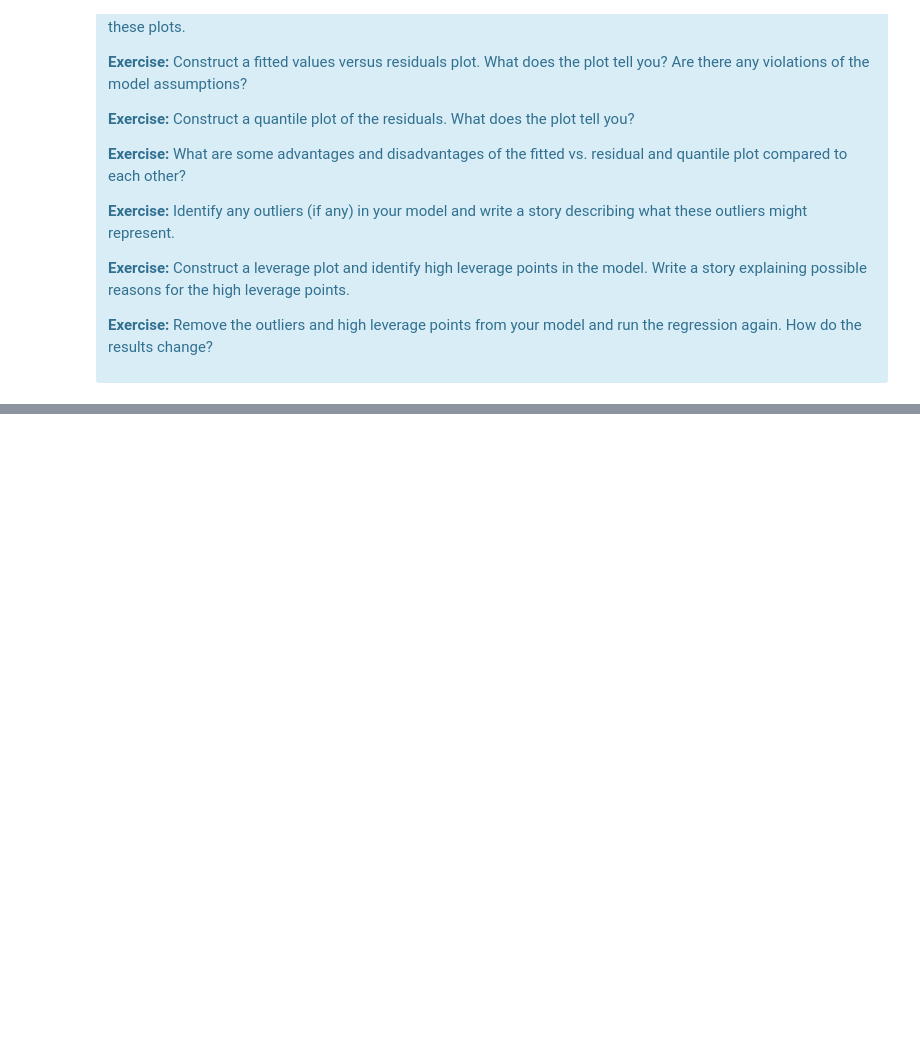
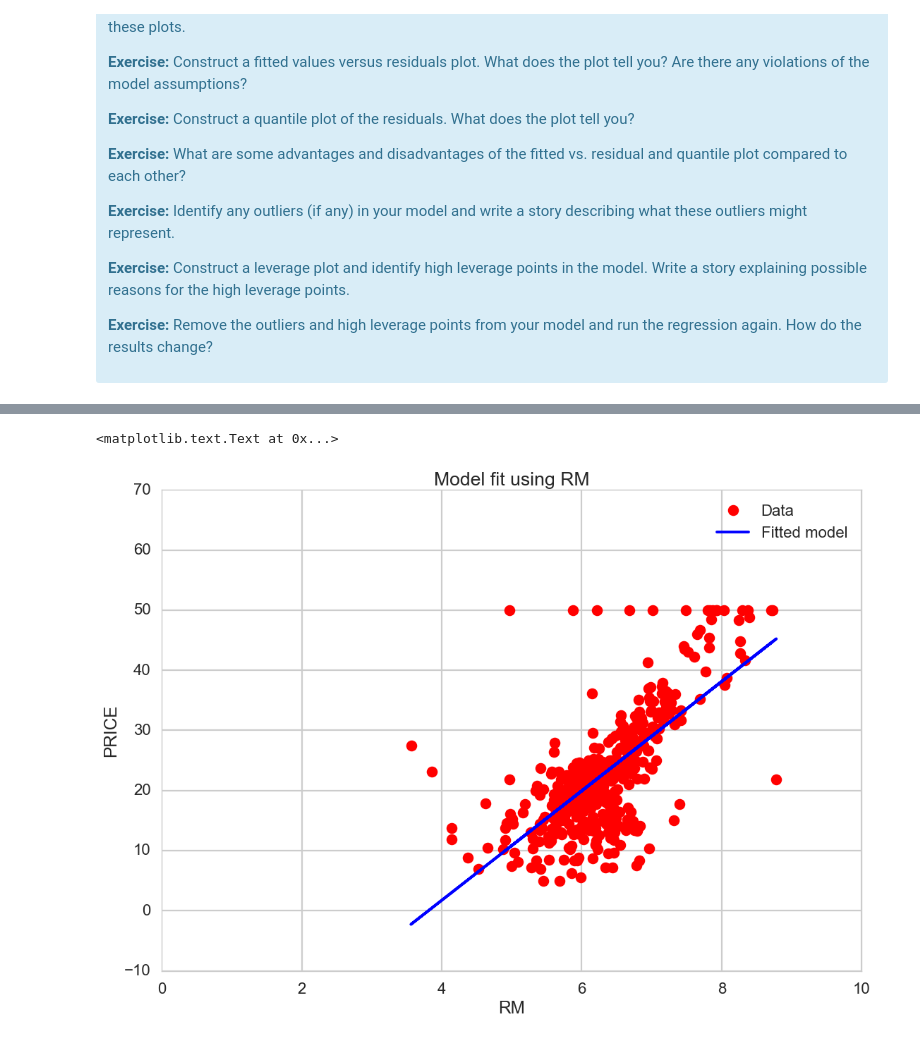
Before and after one commit to chaitu1385/RossmannKaggle, a Jupyter notebook: Mini_Project_Linear_Regression.ipynb, the cells around one changed output, grey strips where cells are left out. Saved outputs shown, nothing was run; the diff lists cells and outputs as text; code cells hidden in the pictures; blank space fills up the shorter version.

```diff
--- a/Mini_Project_Linear_Regression.ipynb
+++ b/Mini_Project_Linear_Regression.ipynb
@@ -981,0 +1103,5 @@ There are some other issues that are important investigate with linear regressio
+# %%
+# Your turn.
+result = ols('PRICE ~ RM',bos).fit()
+print(result.summary())
+print(result.params)
@@ -981,0 +1126,12 @@ There are some other issues that are important investigate with linear regressio
+# %%
+plt.plot(bos["RM"], bos["PRICE"], 'ro')
+plt.plot(bos["RM"], result.fittedvalues, 'b')
+plt.legend(['Data', 'Fitted model'])
+plt.ylim(-10, 70)
+plt.xlim(0, 10)
+plt.xlabel('RM')
+plt.ylabel('PRICE')
+plt.title('Model fit using RM')
+# %% [output]
+<matplotlib.text.Text at 0x...>
+[figure, added]
```
Also changed, not shown: parts of 29 cells of this notebook.
